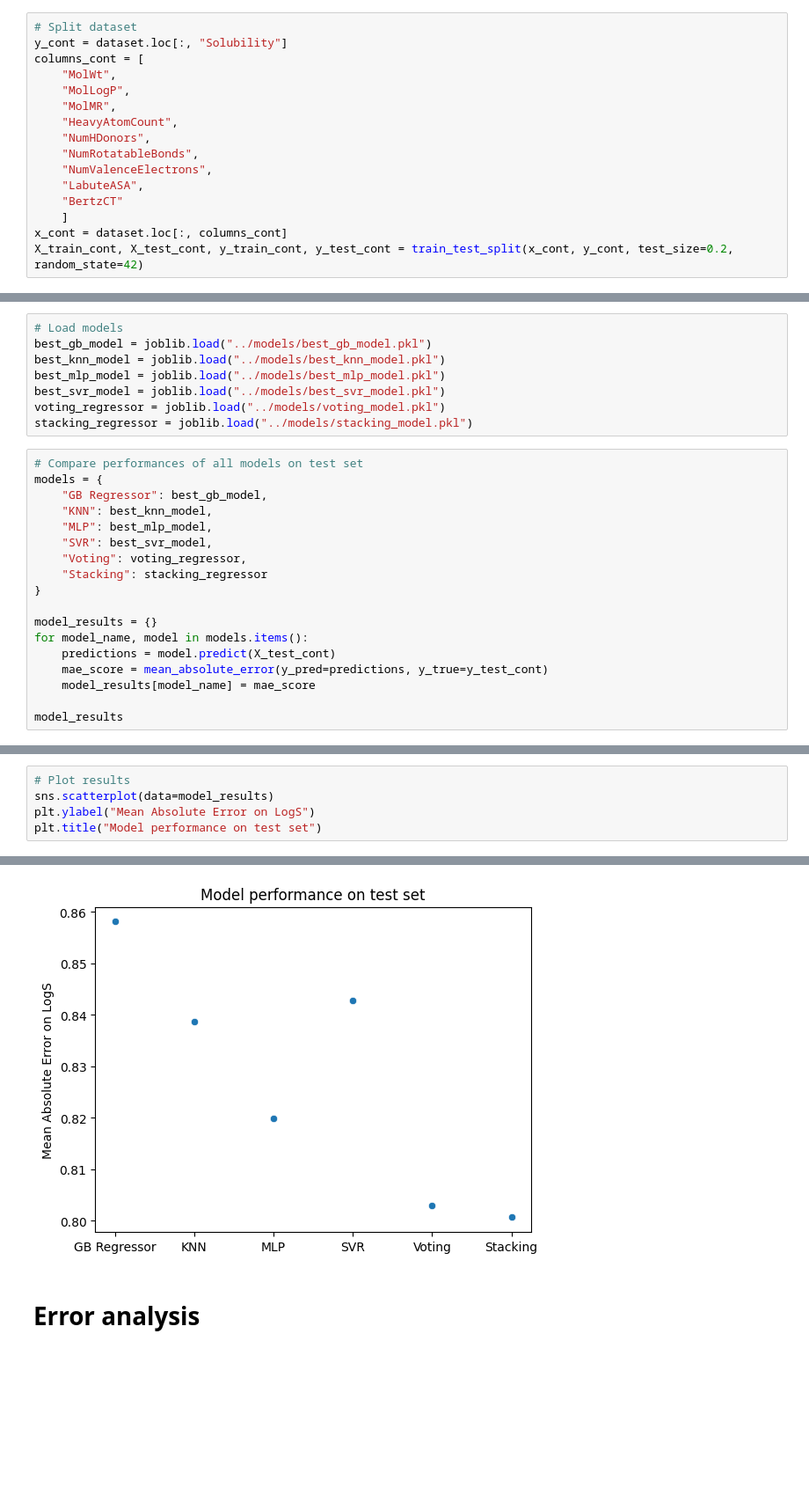
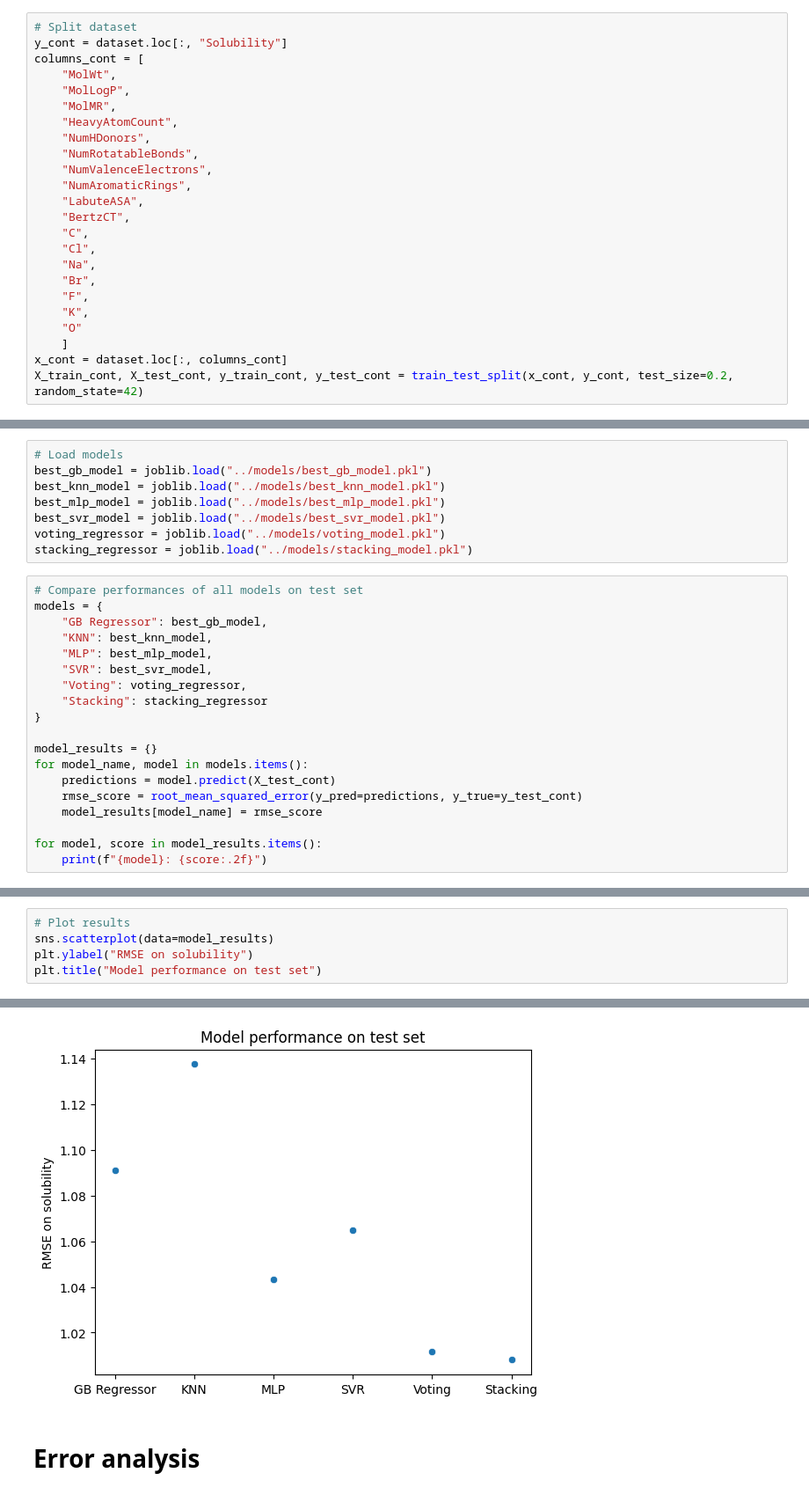
Before and after one commit to ManuelGehl/molecule_solubility, a Jupyter notebook: scripts/Model_building.ipynb, the cells around one changed output, grey strips where cells are left out. Shown at 88% size. Cells and saved outputs as stored; diff of their text form; blank space fills up the shorter version.

```diff
--- a/scripts/Model_building.ipynb
+++ b/scripts/Model_building.ipynb
@@ -140,8 +138,16 @@ columns_cont = [
     "NumHDonors",
     "NumRotatableBonds",
     "NumValenceElectrons",
+    "NumAromaticRings",
     "LabuteASA",
-    "BertzCT"
+    "BertzCT",
+    "C",
+    "Cl",
+    "Na",
+    "Br",
+    "F",
+    "K",
+    "O"
     ]
 x_cont = dataset.loc[:, columns_cont]
 X_train_cont, X_test_cont, y_train_cont, y_test_cont = train_test_split(x_cont, y_cont, test_size=0.2, random_state=42)
@@ -409,8 +416,9 @@ models = {
 model_results = {}
 for model_name, model in models.items():
     predictions = model.predict(X_test_cont)
-    mae_score = mean_absolute_error(y_pred=predictions, y_true=y_test_cont)
-    model_results[model_name] = mae_score
+    rmse_score = root_mean_squared_error(y_pred=predictions, y_true=y_test_cont)
+    model_results[model_name] = rmse_score
 
-model_results
+for model, score in model_results.items():
+    print(f"{model}: {score:.2f}")
 # %% [output]
@@ -423,11 +431,11 @@ model_results
 # %%
 # Plot results
 sns.scatterplot(data=model_results)
-plt.ylabel("Mean Absolute Error on LogS")
+plt.ylabel("RMSE on solubility")
 plt.title("Model performance on test set")
 # %% [output]
 Text(0.5, 1.0, 'Model performance on test set')
-[figure, old version]
+[figure, new version]
 # %% [markdown]
 # Error analysis
 # %%
```
Also changed, not shown: parts of 18 cells of this notebook, 9 other files.
